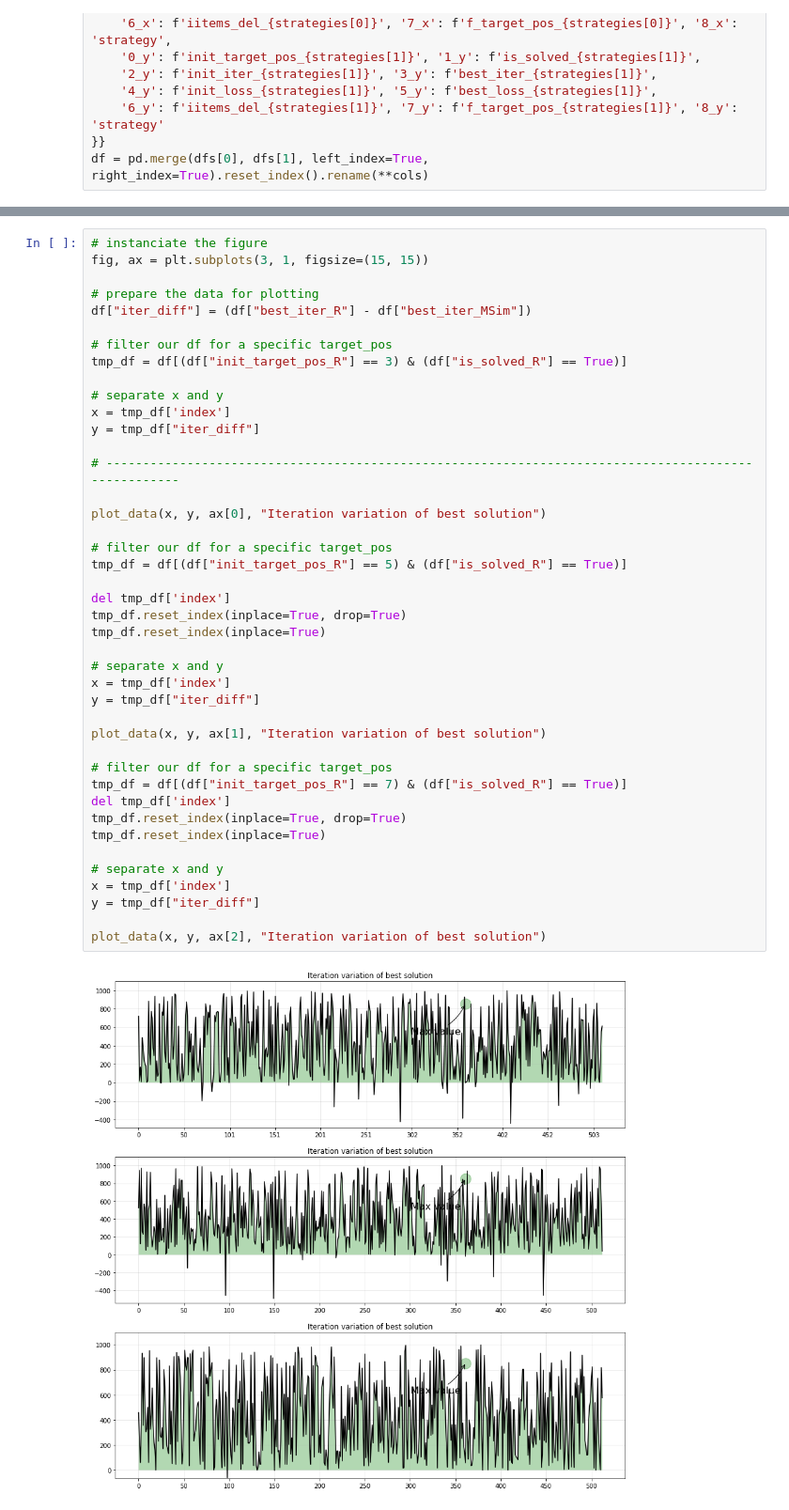
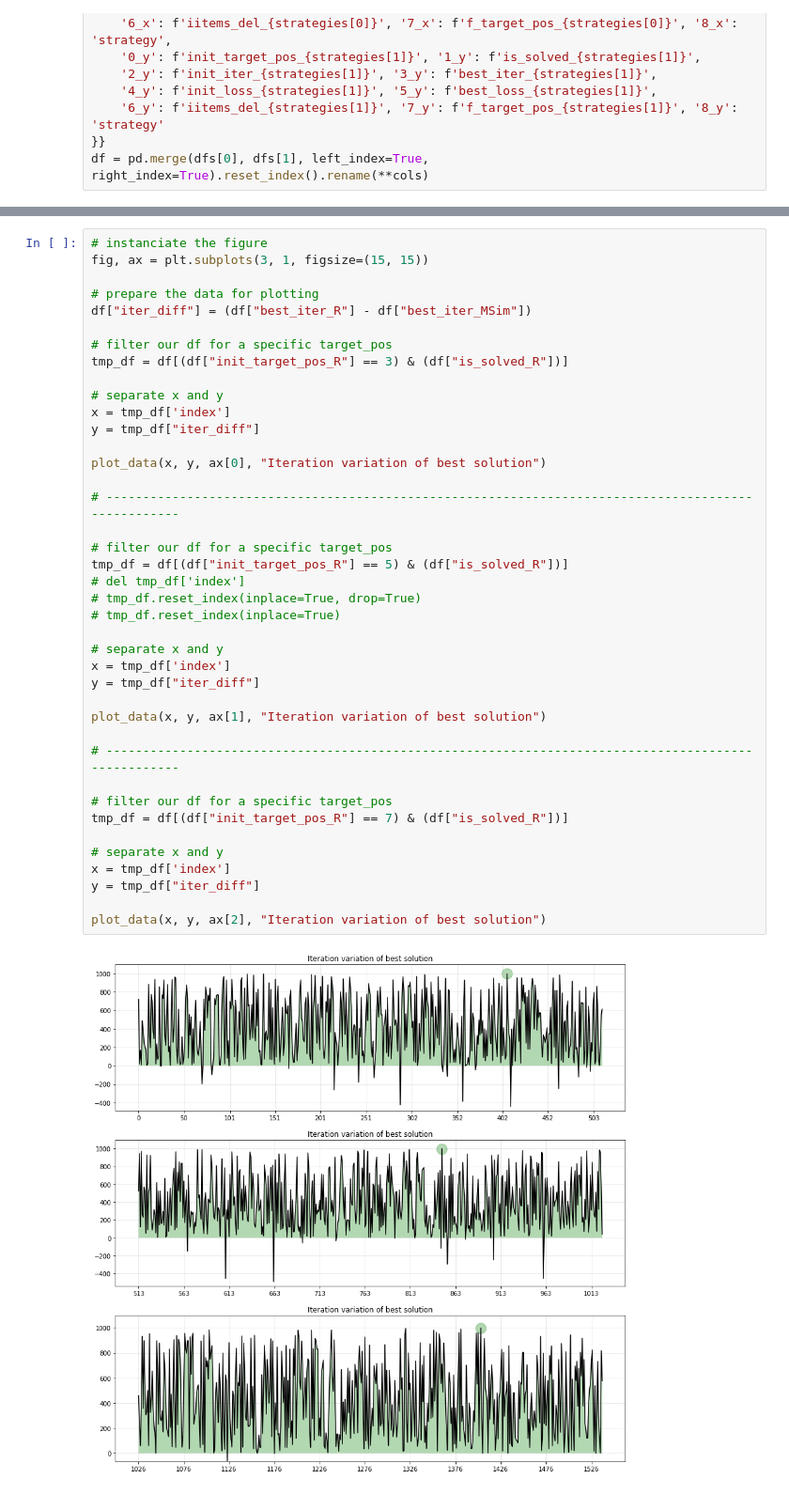
Before and after one commit to xuyou1999/CFExplainability, a Jupyter notebook: notebooks/budget_strategies.ipynb, the cells around one changed output, grey strips where cells are left out. Shown at 94% size. Cells and saved outputs as stored; diff of their text form.

```diff
--- a/notebooks/budget_strategies.ipynb
+++ b/notebooks/budget_strategies.ipynb
@@ -572,43 +580,41 @@ def plot_data(x, y, ax, title):
 # instanciate the figure
 fig, ax = plt.subplots(3, 1, figsize=(15, 15))
 
 # prepare the data for plotting
 df["iter_diff"] = (df["best_iter_R"] - df["best_iter_MSim"])
 
 # filter our df for a specific target_pos
-tmp_df = df[(df["init_target_pos_R"] == 3) & (df["is_solved_R"] == True)]
+tmp_df = df[(df["init_target_pos_R"] == 3) & (df["is_solved_R"])]
 
 # separate x and y
 x = tmp_df['index']
 y = tmp_df["iter_diff"]
 
+plot_data(x, y, ax[0], "Iteration variation of best solution")
+
 # ----------------------------------------------------------------------------------------------------
 
-plot_data(x, y, ax[0], "Iteration variation of best solution")
-
 # filter our df for a specific target_pos
-tmp_df = df[(df["init_target_pos_R"] == 5) & (df["is_solved_R"] == True)]
-
-del tmp_df['index']
-tmp_df.reset_index(inplace=True, drop=True)
-tmp_df.reset_index(inplace=True)
+tmp_df = df[(df["init_target_pos_R"] == 5) & (df["is_solved_R"])]
+# del tmp_df['index']
+# tmp_df.reset_index(inplace=True, drop=True)
+# tmp_df.reset_index(inplace=True)
 
 # separate x and y
 x = tmp_df['index']
 y = tmp_df["iter_diff"]
 
 plot_data(x, y, ax[1], "Iteration variation of best solution")
 
+# ----------------------------------------------------------------------------------------------------
+
 # filter our df for a specific target_pos
-tmp_df = df[(df["init_target_pos_R"] == 7) & (df["is_solved_R"] == True)]
-del tmp_df['index']
-tmp_df.reset_index(inplace=True, drop=True)
-tmp_df.reset_index(inplace=True)
+tmp_df = df[(df["init_target_pos_R"] == 7) & (df["is_solved_R"])]
 
 # separate x and y
 x = tmp_df['index']
 y = tmp_df["iter_diff"]
 
 plot_data(x, y, ax[2], "Iteration variation of best solution")
 # %% [output]
-[figure, old version]
+[figure, new version]
```
Also changed, not shown: parts of 5 cells of this notebook, 2 other files.
